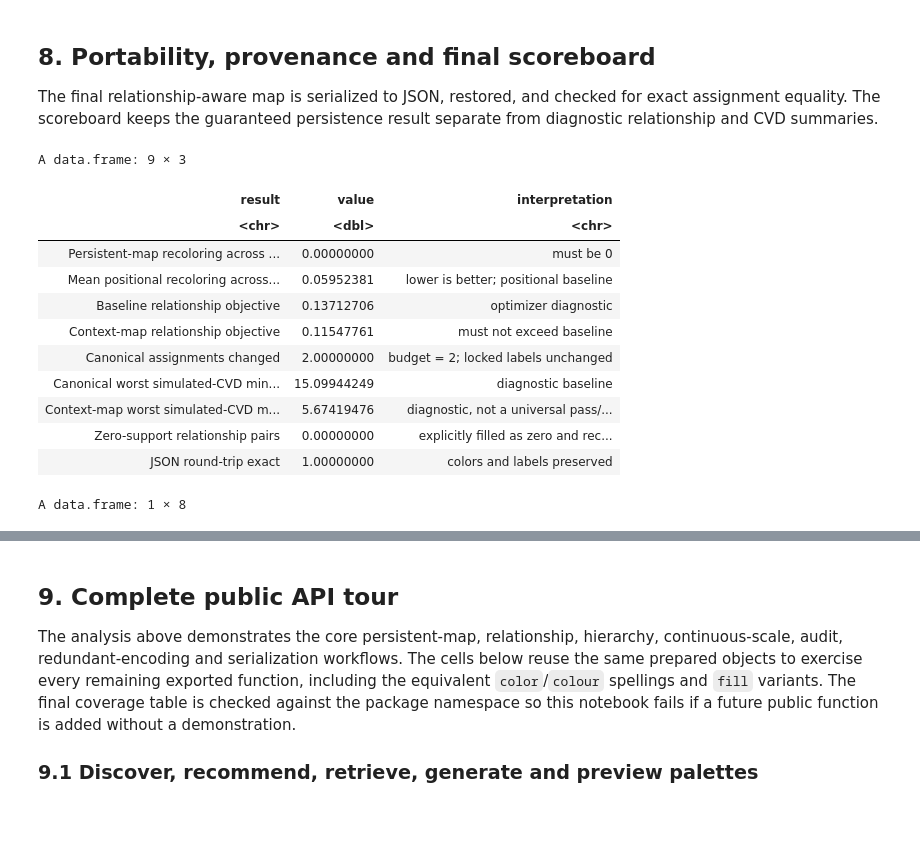
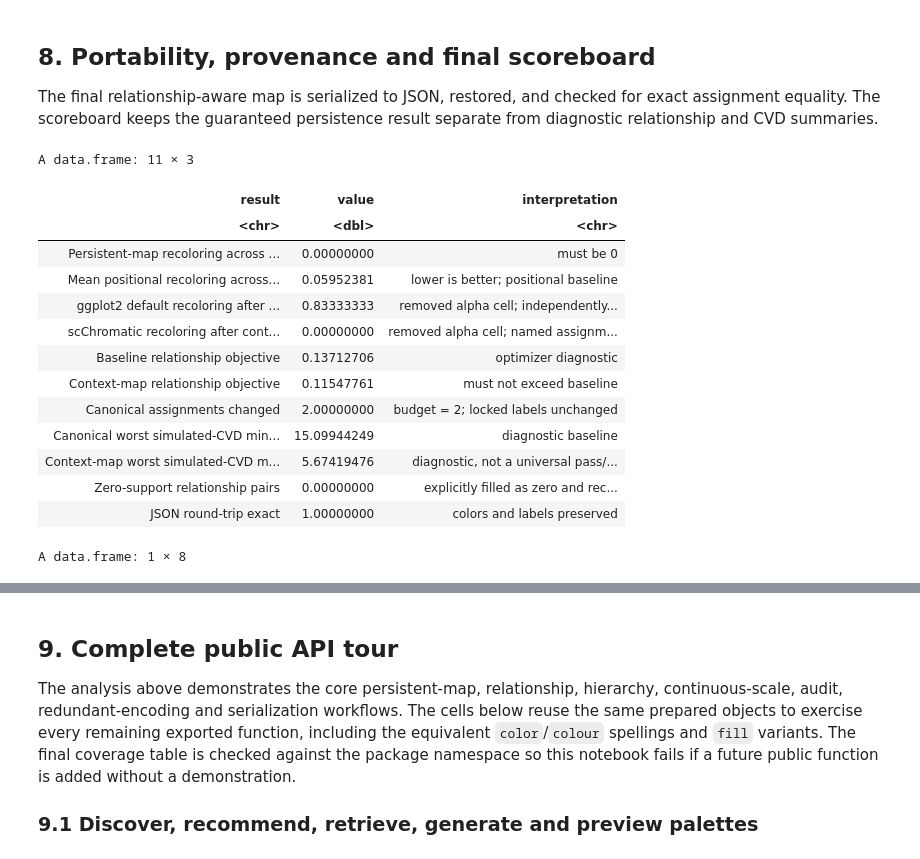
Before and after one commit to xie186/scChromatic, a Jupyter notebook: notebooks/scChromatic_segerstolpe_end_to_end.ipynb, the cells around one changed output, grey strips where cells are left out. Cells and saved outputs as stored; diff of their text form; code cells hidden in the pictures; blank space fills up the shorter version.

Commit message:
Compare default plots with persistent color maps

```diff
--- a/notebooks/scChromatic_segerstolpe_end_to_end.ipynb
+++ b/notebooks/scChromatic_segerstolpe_end_to_end.ipynb
@@ -546,6 +642,8 @@ scoreboard <- data.frame(
   result = c(
     "Persistent-map recoloring across every tested view",
     "Mean positional recoloring across tested views",
+    "ggplot2 default recoloring after controlled filtering",
+    "scChromatic recoloring after controlled filtering",
     "Baseline relationship objective",
     "Context-map relationship objective",
     "Canonical assignments changed",
@@ -557,6 +655,8 @@ scoreboard <- data.frame(
   value = c(
     max(persistence_results$recolored_fraction[persistence_results$method == "persistent named map"]),
     mean(persistence_results$recolored_fraction[persistence_results$method == "positional reapplication"]),
+    comparison_summary$recolored_fraction[comparison_summary$method == "ggplot2 default scale"],
+    comparison_summary$recolored_fraction[comparison_summary$method == "scChromatic persistent map"],
     baseline_evaluation$context$final_objective,
     context_map$context$final_objective,
     context_map$context$stability_budget_used,
@@ -568,35 +668,39 @@ scoreboard <- data.frame(
   interpretation = c(
     "must be 0",
     "lower is better; positional baseline",
+    paste0("removed ", drop_label, "; independently retrained scale"),
+    paste0("removed ", drop_label, "; named assignments retained"),
     "optimizer diagnostic",
     "must not exceed baseline",
     paste0("budget = ", stability_budget, "; locked labels unchanged"),
     "diagnostic baseline",
     "diagnostic, not a universal pass/fail threshold",
     "explicitly filled as zero and recorded",
     "colors and labels preserved"
   ),
   stringsAsFactors = FALSE
 )
 scoreboard
 
 data.frame(
   context_method = relationship_context$method,
   cells = relationship_context$cell_count,
   donors = relationship_context$sample_count,
   dimensions = relationship_context$coordinate_dimensions,
   k = relationship_context$k_requested,
   input_md5 = relationship_context$input_md5,
   matrix_md5 = relationship_context$matrix_md5,
   context_md5 = relationship_context$context_md5,
   stringsAsFactors = FALSE
 )
 # %% [output]
-A data.frame: 9 × 3
+A data.frame: 11 × 3
 | result | value | interpretation |
 | <chr> | <dbl> | <chr> |
 | Persistent-map recoloring across ... | 0.00000000 | must be 0 |
 | Mean positional recoloring across... | 0.05952381 | lower is better; positional baseline |
+| ggplot2 default recoloring after ... | 0.83333333 | removed alpha cell; independently... |
+| scChromatic recoloring after cont... | 0.00000000 | removed alpha cell; named assignm... |
 | Baseline relationship objective | 0.13712706 | optimizer diagnostic |
 | Context-map relationship objective | 0.11547761 | must not exceed baseline |
 | Canonical assignments changed | 2.00000000 | budget = 2; locked labels unchanged |
```
Also changed, not shown: parts of 3 cells of this notebook.
